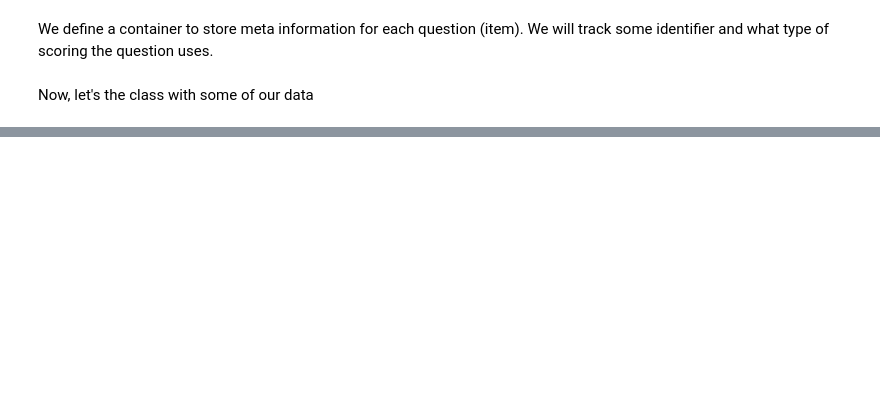
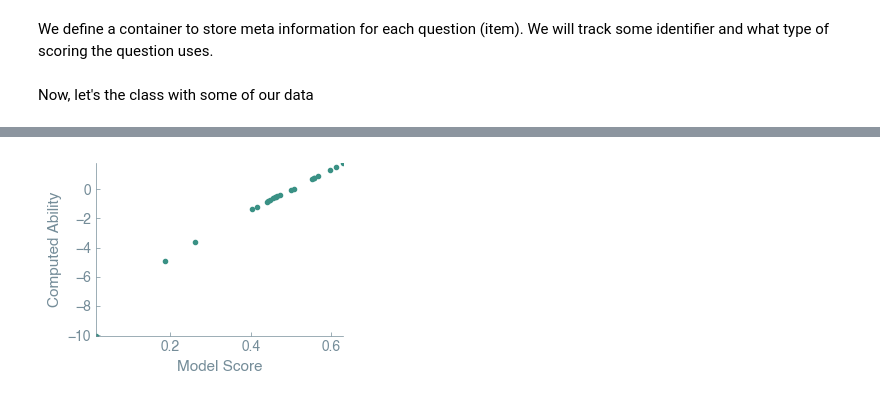
Before and after one commit to lamalab-org/irt-on-bench, a Jupyter notebook: nbs/irt.ipynb, the cells around one changed output, grey strips where cells are left out. Saved outputs shown, nothing was run; the diff lists cells and outputs as text; code cells hidden in the pictures; blank space fills up the shorter version.

```diff
--- a/nbs/irt.ipynb
+++ b/nbs/irt.ipynb
@@ -237,0 +683,15 @@ import nbdev; nbdev.nbdev_export()
+# %%
+# plot score from the dataframe and abilities_mean
+
+def plot_score_vs_ability(model_score_df, abilities_mean):
+    plt.figure(figsize=(ONE_COL_WIDTH_INCH, 1.2 *ONE_COL_GOLDEN_RATIO_HEIGHT_INCH))
+    plt.scatter(model_score_df['score'], abilities_mean, color="#3A9185")
+    plt.xlabel('Model Score')
+    plt.ylabel('Computed Ability')
+    plt.tight_layout()
+    plt.savefig("score_vs_ability.pdf", format='pdf')
+    plt.show()
+# %%
+plot_score_vs_ability(model_score_df, abilities_mean)
+# %% [output]
+[figure, added]
```
Also changed, not shown: parts of 49 cells of this notebook, 10 other files.
